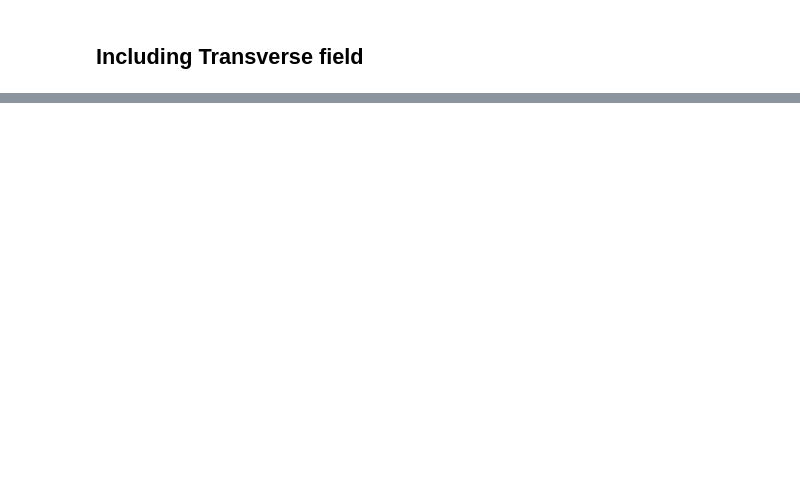
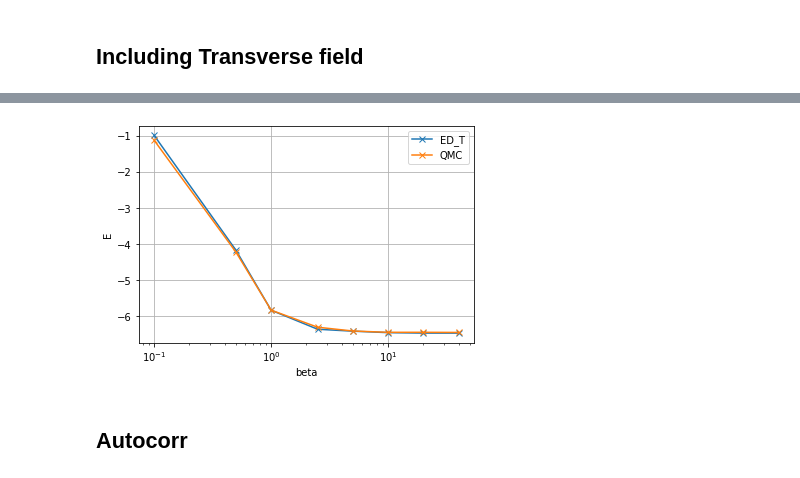
Before and after one commit to Renmusxd/DWave48, a Jupyter notebook: jupyter_notebook/MonteCarloTests-REPLICAS.ipynb, the cells around one changed output, grey strips where cells are left out. Saved outputs shown, nothing was run; the diff lists cells and outputs as text; code cells hidden in the pictures; blank space fills up the shorter version.

```diff
--- a/jupyter_notebook/MonteCarloTests-REPLICAS.ipynb
+++ b/jupyter_notebook/MonteCarloTests-REPLICAS.ipynb
@@ -89,2 +60,0 @@ graph.set_transverse_field(transverse)
-# %%
-betas = [0.1, 0.5, 1.0, 2.5, 5.0, 10.0, 20.0, 40.0]
@@ -455,13 +60,0 @@ I thought that the bump in the $\frac{M^2}{N}$ graph for the loop of ising spins
-# %%
-edges =  [((0,1),-1.0), ((1,2), -1.0), ((2,3), -1.0), ((3,4), -1.0), ((4, 0), -1.0)]
-transverse = 1.0
-nvars = 5
-betas = 10**numpy.linspace(-2,2,50)
-
-ham, spin_op = make_ham_and_spin(nvars, edges, transverse)
-# %%
-ed_transverse_data = []
-ed_transverse_energies = []
-for beta in betas:
-    expm = scipy.linalg.expm(-beta*ham)
-    ed_transverse_data.append(numpy.trace(spin_op @ expm) / numpy.trace(expm) / nvars)
@@ -531,21 +60,0 @@ Ok, guess it's real, not sure why these don't agree for small beta, the methods
-# %%
-betas = 10**numpy.linspace(-2,2,50)
-transverse = 1.0
-nvars = 3
-dat = []
-edges = [((v, v+1), -1.0) for v in range(nvars-1)] + [((nvars-1, 0), -1.0)]
-hs = numpy.linspace(-5,5,50)
-for h in hs:
-    ham, spin_op = make_ham_and_spin(nvars, edges, h)
-    tmp_ed_transverse_data = []
-    for beta in betas:
-        expm = scipy.linalg.expm(-beta*ham)
-        tmp_ed_transverse_data.append(numpy.trace(spin_op @ expm) / numpy.trace(expm) / nvars)
-    dat.append(tmp_ed_transverse_data)
-    pyplot.plot(betas, tmp_ed_transverse_data)
-
-pyplot.xscale('log')
-pyplot.grid()
-pyplot.xlabel("beta")
-pyplot.ylabel("$M^2/N$")
-pyplot.show()
@@ -588,0 +72,13 @@ pyplot.show()
+# %%
+pyplot.plot(betas, ed_transverse_energies, 'x-', label="ED_T")
+pyplot.plot(betas, energies, 'x-', label="QMC")
+pyplot.xscale('log')
+pyplot.legend()
+pyplot.grid()
+pyplot.xlabel("beta")
+pyplot.ylabel("E")
+pyplot.show()
+# %% [output]
+[figure, added]
+# %% [markdown]
+## Autocorr
```
Also changed, not shown: parts of 51 cells of this notebook, 6 other files.
